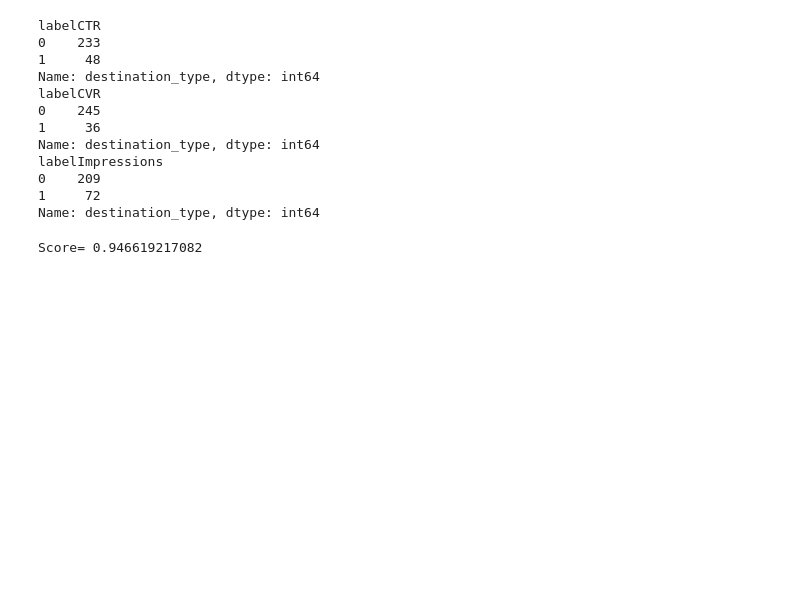
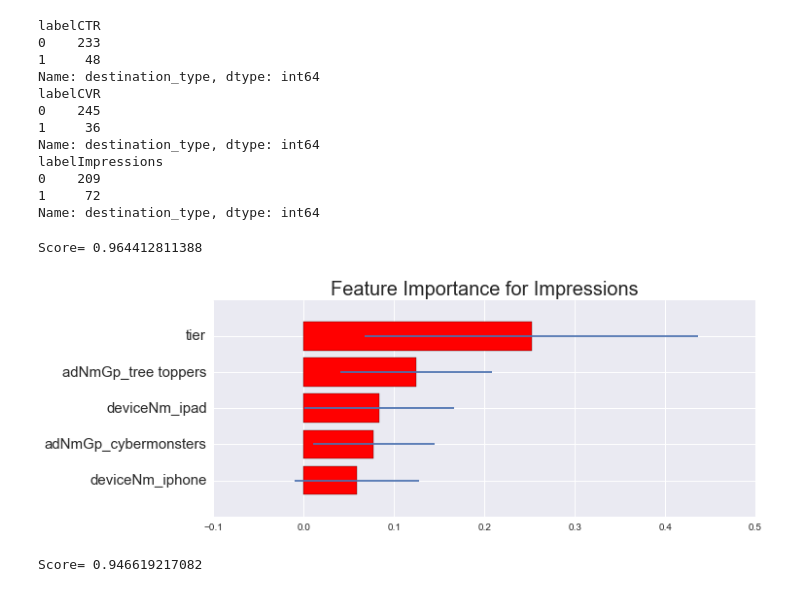
Before and after one commit to jiayixie/DSproject, a Jupyter notebook: TEMP/DataAnalysis_Backflip.ipynb, the cells around one changed output. Saved outputs shown, nothing was run; the diff lists cells and outputs as text; code cells hidden in the pictures; blank space fills up the shorter version.

```diff
--- a/TEMP/DataAnalysis_Backflip.ipynb
+++ b/TEMP/DataAnalysis_Backflip.ipynb
@@ -485,8 +488,11 @@ def plotFeatureImp(X,N,forest,title):
 #
 # %%
 #=== run the machine learning methods and plot the feature importance
-#forestLabImpr,scoreLabImpr=doRandomForestCla(X,Y.labelImpressions,5,'Impressions')
-#print "Score=",scoreLabImpr
+forestLabImpr,scoreLabImpr=doRandomForestCla(X,Y.labelImpressions,5,'Impressions')
+print "Score=",scoreLabImpr
+# %% [output]
+Score= 0.964412811388
+[figure, added]
 # %%
 forestLabCTR,scoreLabCTR=doRandomForestCla(X,Y.labelCTR,5,'click through rate (CTR)')
 print "Score=",scoreLabCTR
```
Also changed, not shown: parts of 7 cells of this notebook.
